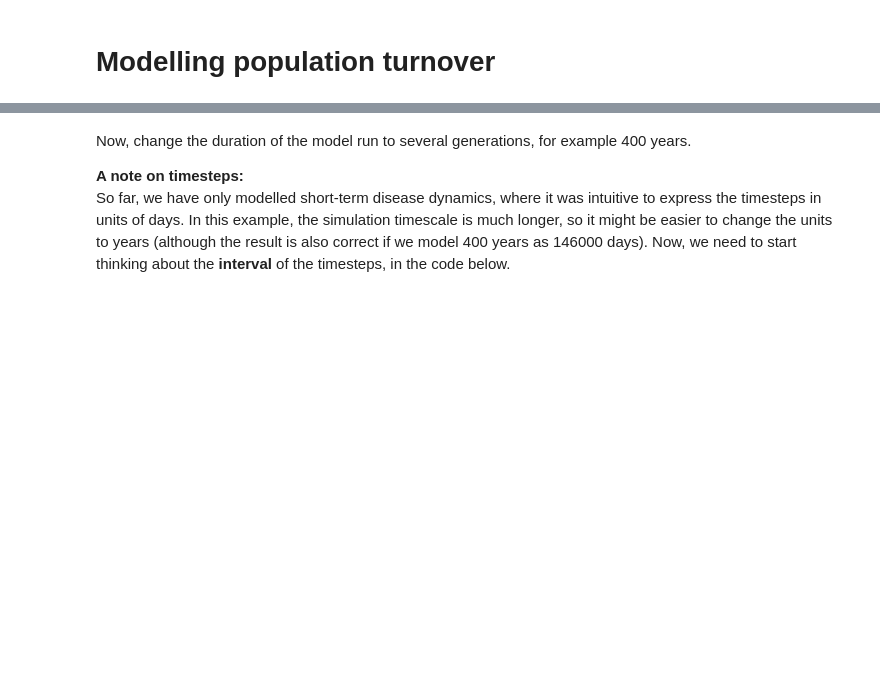
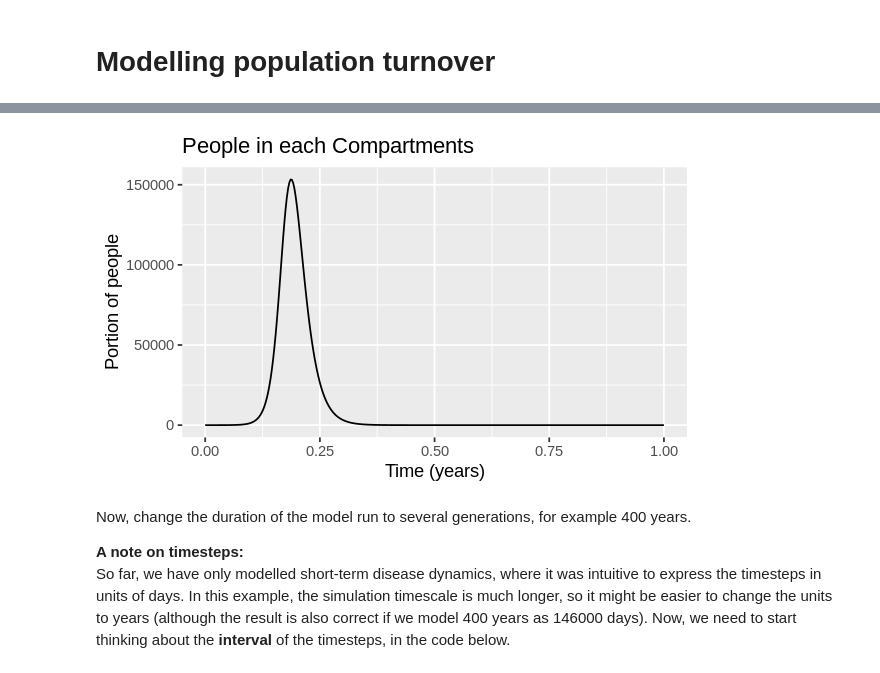
Before and after one commit to Arashlf/Developing-the-SIR-Model-ICL, a Jupyter notebook: Week 4/Mod_4_notebook_1_Modelling_Population_Turnover.ipynb, the cells around one changed output, grey strips where cells are left out. Cells and saved outputs as stored; diff of their text form; code cells hidden in the pictures; blank space fills up the shorter version.

```diff
--- a/Week 4/Mod_4_notebook_1_Modelling_Population_Turnover.ipynb
+++ b/Week 4/Mod_4_notebook_1_Modelling_Population_Turnover.ipynb
@@ -17,3 +61,14 @@ Code this model and run it first for 1 year, and **plot only the number of infec
+# %%
+# Plotting the proportion of people in each compartment over time
+
+options(repr.plot.width = 5, repr.plot.height = 3)
+ggplot(data = output,          # specify object containing data to plot
+       aes(x = time, y = I)) +   # assign columns to axes and groups
+  geom_line() +                     # represent data as lines
+  labs(title = "People in each Compartments", x = "Time (years)", y = "Portion of people", color = "Compartments\n") +
+  scale_color_manual(labels = c("Infected"), values = c("red"))
+# %% [output]
+[figure, added]
 # %% [markdown]
 Now, change the duration of the model run to several generations, for example 400 years.
 
```
Also changed, not shown: parts of 20 cells of this notebook.
